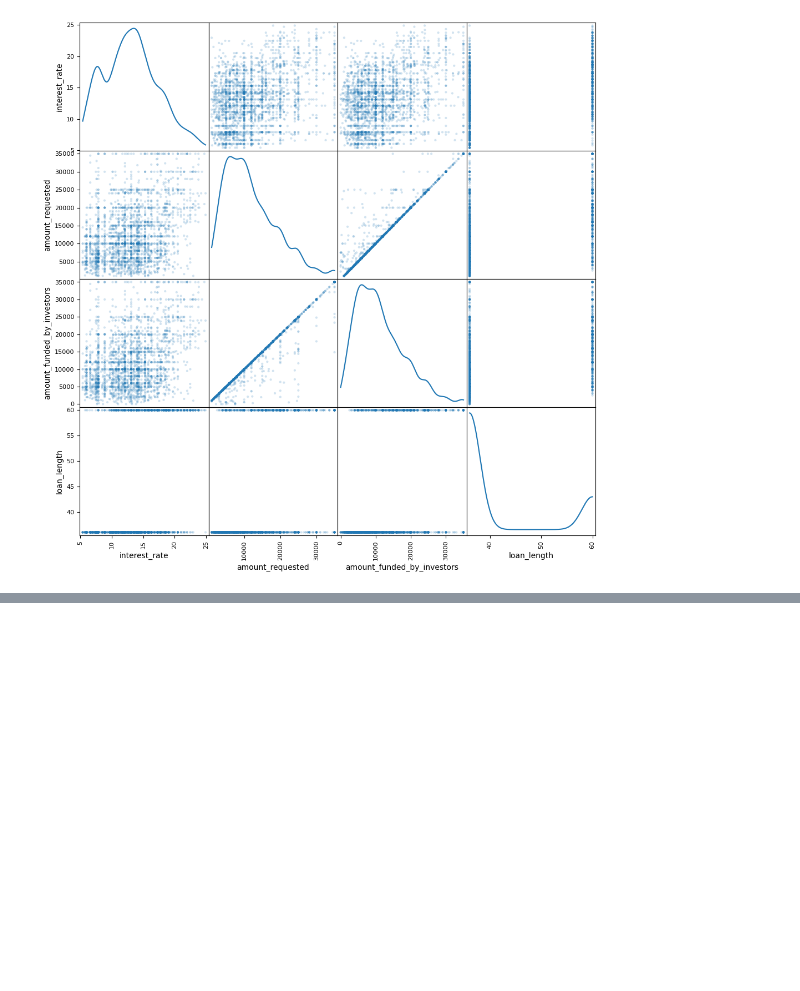
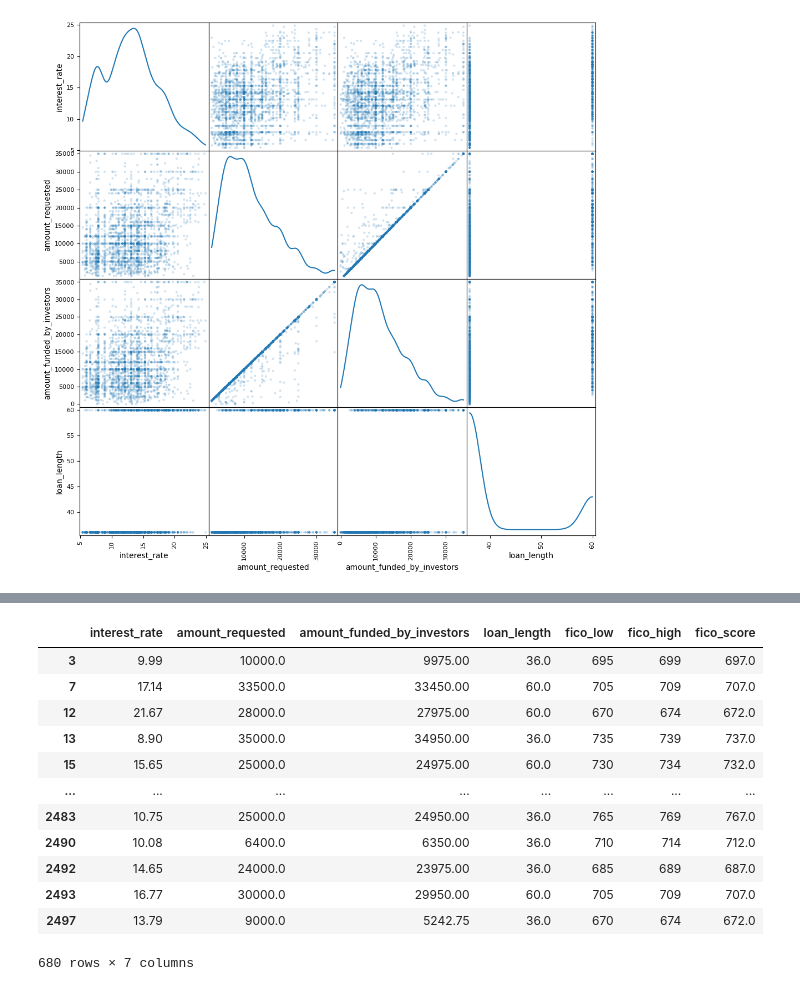
Before and after one commit to TLuter-252/Linear-Regression-Case-Study, a Jupyter notebook: Maddog.ipynb, the cells around one changed output, grey strips where cells are left out. Cells and saved outputs as stored; diff of their text form; code cells hidden in the pictures; blank space fills up the shorter version.

```diff
--- a/Maddog.ipynb
+++ b/Maddog.ipynb
@@ -156,0 +390,16 @@ for feature in features:
+# %%
+df[df['amount_requested']!=df['amount_funded_by_investors']]
+# %% [output]
+|  | interest_rate | amount_requested | amount_funded_by_investors | loan_length | fico_low | fico_high | fico_score |
+| 3 | 9.99 | 10000.0 | 9975.00 | 36.0 | 695 | 699 | 697.0 |
+| 7 | 17.14 | 33500.0 | 33450.00 | 60.0 | 705 | 709 | 707.0 |
+| 12 | 21.67 | 28000.0 | 27975.00 | 60.0 | 670 | 674 | 672.0 |
+| 13 | 8.90 | 35000.0 | 34950.00 | 36.0 | 735 | 739 | 737.0 |
+| 15 | 15.65 | 25000.0 | 24975.00 | 60.0 | 730 | 734 | 732.0 |
+| ... | ... | ... | ... | ... | ... | ... | ... |
+| 2483 | 10.75 | 25000.0 | 24950.00 | 36.0 | 765 | 769 | 767.0 |
+| 2490 | 10.08 | 6400.0 | 6350.00 | 36.0 | 710 | 714 | 712.0 |
+| 2492 | 14.65 | 24000.0 | 23975.00 | 36.0 | 685 | 689 | 687.0 |
+| 2493 | 16.77 | 30000.0 | 29950.00 | 60.0 | 705 | 709 | 707.0 |
+| 2497 | 13.79 | 9000.0 | 5242.75 | 36.0 | 670 | 674 | 672.0 |
+680 rows × 7 columns
```
Also changed, not shown: parts of 17 cells of this notebook.
